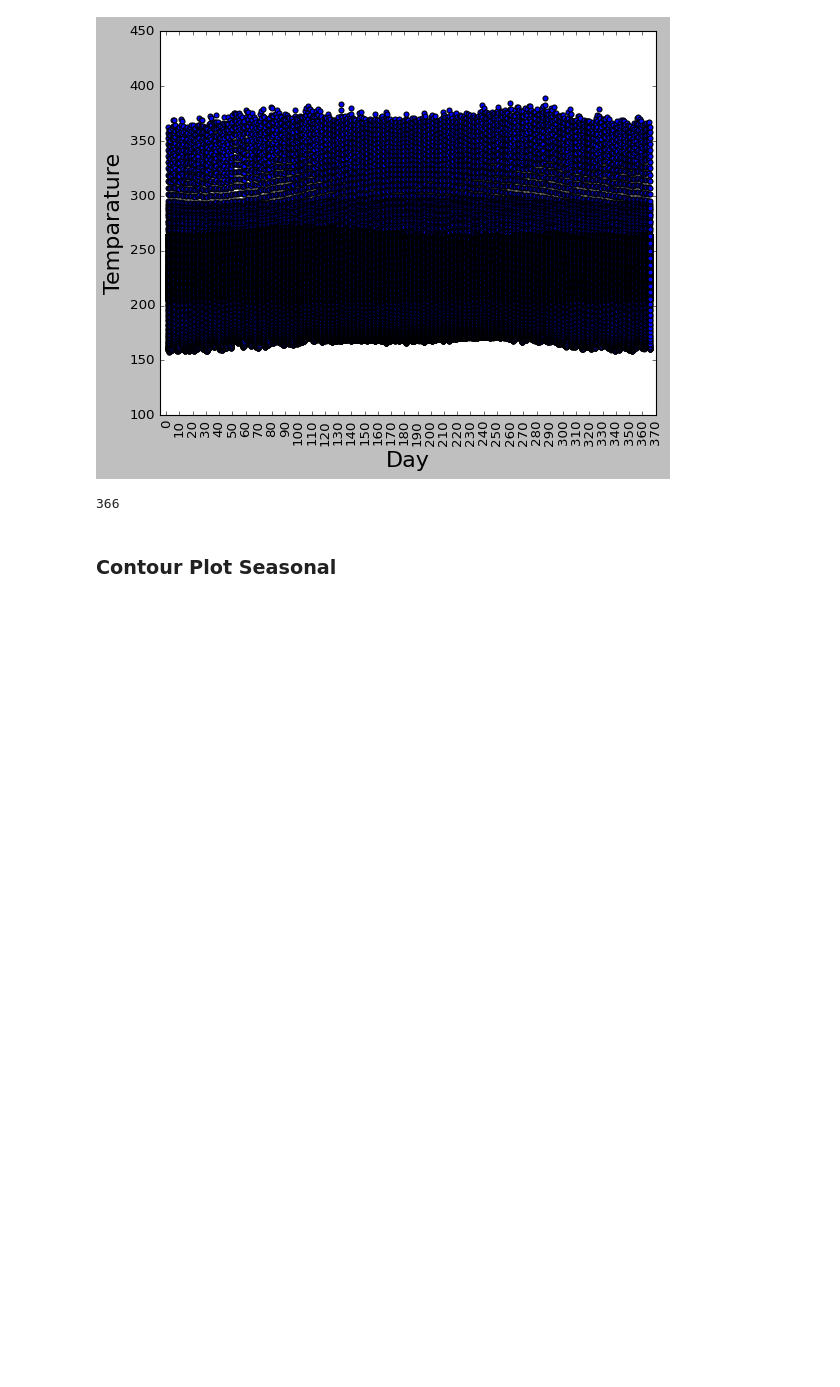
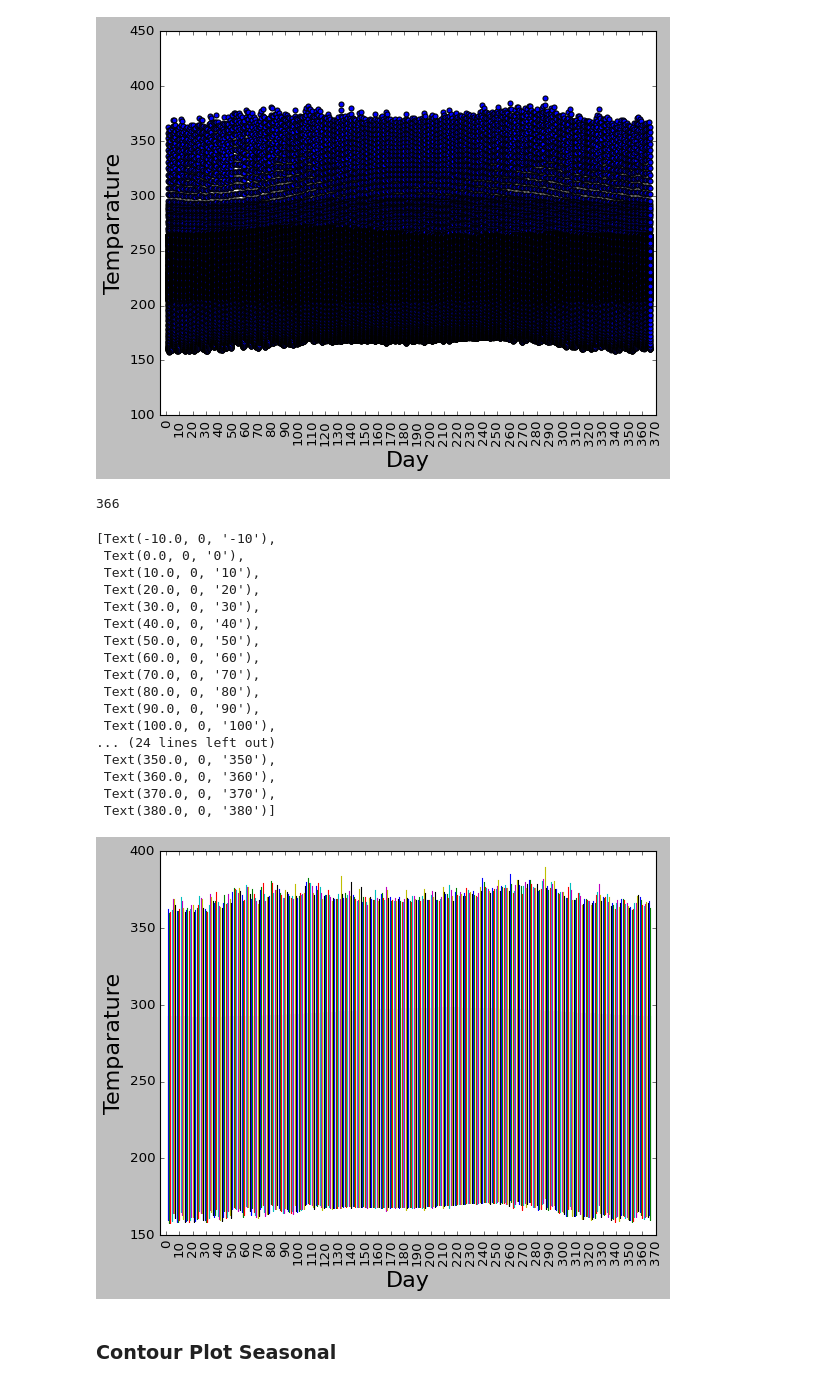
Before and after one commit to alinadevkota/DataViz, a Jupyter notebook: notebooks/load_and_visualize.ipynb, the cells around one changed output. Cells and saved outputs as stored; diff of their text form; code cells hidden in the pictures; blank space fills up the shorter version.

Commit message:
additional line plots

```diff
--- a/notebooks/load_and_visualize.ipynb
+++ b/notebooks/load_and_visualize.ipynb
@@ -219,3 +219,42 @@ ax.set_xticklabels(ax.get_xticks().astype(int), rotation = 90)
 day_cnt
 # %% [output]
 366
+# %%
+fig,ax = plt.subplots(1, figsize=(8,6))
+day_cnt = 0
+for month, df in sorted_dfs.items():
+    cols = df.columns
+    temp_cols = [x for x in cols if x.startswith('temperature')]
+    for temp_col in temp_cols:
+        temp = df[temp_col].values
+        # day = int("".join([x for x in temp_col if x.isdigit()]))
+        day_cnt += 1
+        day_arr = np.ones_like(temp) * day_cnt
+        ax.plot(day_arr, temp)
+
+ax.set_xlabel("Day", fontsize=20)
+ax.set_ylabel("Temparature", fontsize=20)
+
+ax.set_xlim(-5,370)
+
+ax.xaxis.set_major_locator(MultipleLocator(10)) # put ticks in x-axis for every 10 points
+ax.set_xticklabels(ax.get_xticks().astype(int), rotation = 90)
+# %% [output]
+[Text(-10.0, 0, '-10'),
+ Text(0.0, 0, '0'),
+ Text(10.0, 0, '10'),
+ Text(20.0, 0, '20'),
+ Text(30.0, 0, '30'),
+ Text(40.0, 0, '40'),
+ Text(50.0, 0, '50'),
+ Text(60.0, 0, '60'),
+ Text(70.0, 0, '70'),
+ Text(80.0, 0, '80'),
+ Text(90.0, 0, '90'),
+ Text(100.0, 0, '100'),
+... (24 lines left out)
+ Text(350.0, 0, '350'),
+ Text(360.0, 0, '360'),
+ Text(370.0, 0, '370'),
+ Text(380.0, 0, '380')]
+[figure, added]
```
Also changed, not shown: parts of 1 cell of this notebook.
